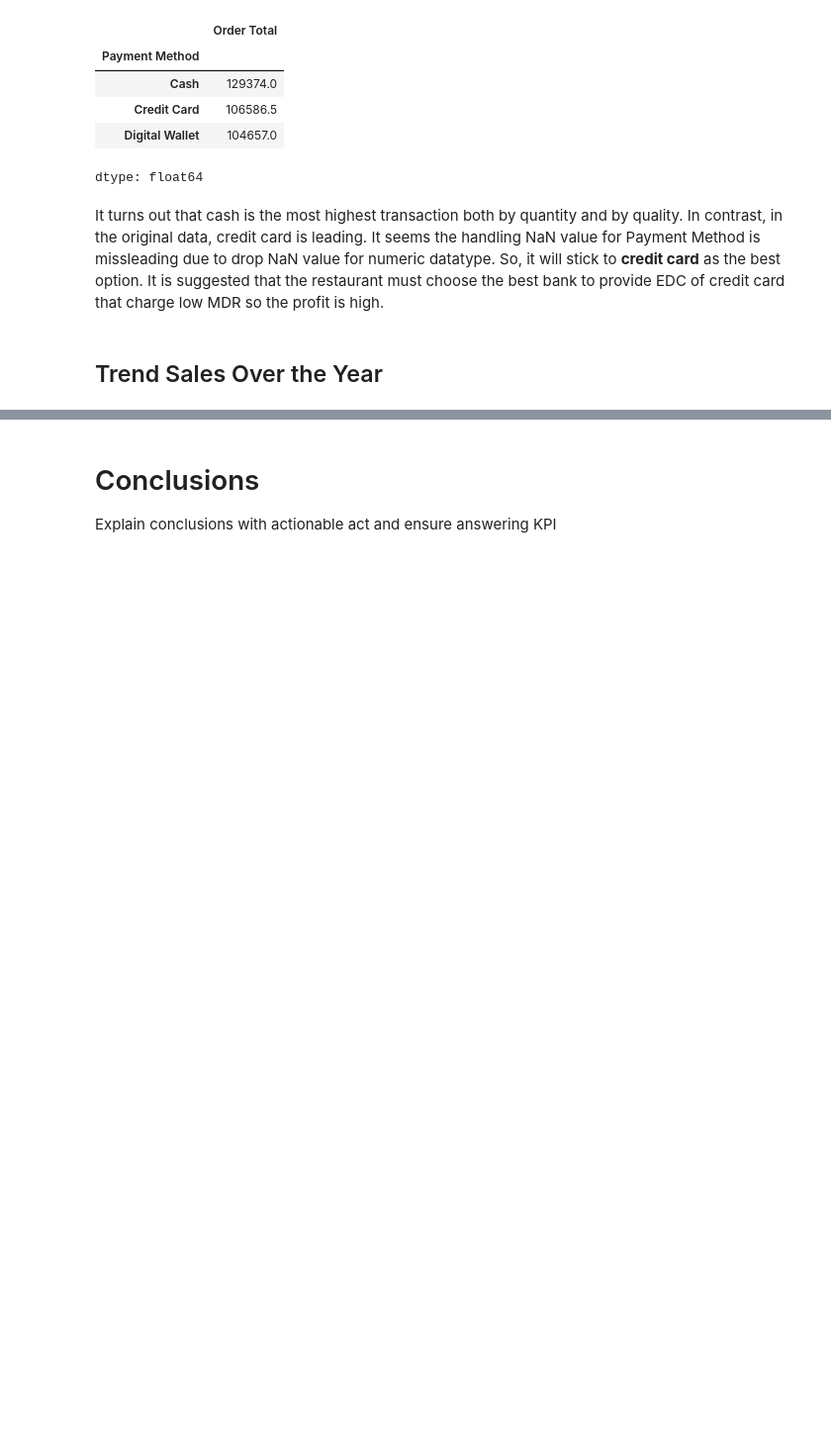
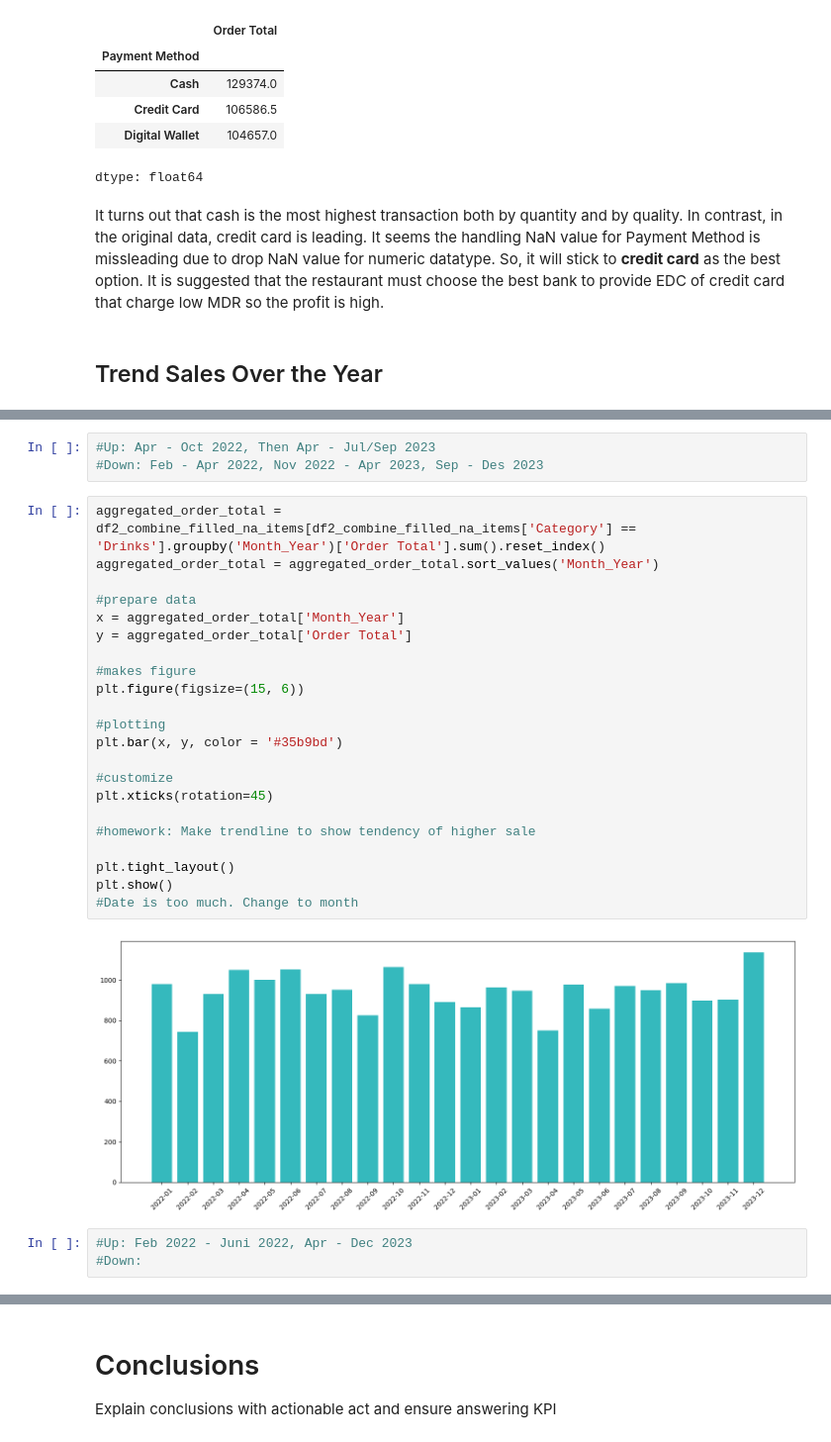
Before and after one commit to graveo-wicaksana/DA_restaurantSales, a Jupyter notebook: DA_restaurantSales.ipynb, the cells around one changed output, grey strips where cells are left out. Shown at 99% size. Drawn from its saved outputs; the diff is of its cells as text; blank space fills up the shorter version.

```diff
--- a/DA_restaurantSales.ipynb
+++ b/DA_restaurantSales.ipynb
@@ -738,0 +747,30 @@ plt.show()
+# %%
+#Up: Apr - Oct 2022, Then Apr - Jul/Sep 2023
+#Down: Feb - Apr 2022, Nov 2022 - Apr 2023, Sep - Des 2023
+# %%
+aggregated_order_total = df2_combine_filled_na_items[df2_combine_filled_na_items['Category'] == 'Drinks'].groupby('Month_Year')['Order Total'].sum().reset_index()
+aggregated_order_total = aggregated_order_total.sort_values('Month_Year')
+
+#prepare data
+x = aggregated_order_total['Month_Year']
+y = aggregated_order_total['Order Total']
+
+#makes figure
+plt.figure(figsize=(15, 6))
+
+#plotting
+plt.bar(x, y, color = '#35b9bd')
+
+#customize
+plt.xticks(rotation=45)
+
+#homework: Make trendline to show tendency of higher sale
+
+plt.tight_layout()
+plt.show()
+#Date is too much. Change to month
+# %% [output]
+[figure, added]
+# %%
+#Up: Feb 2022 - Juni 2022, Apr - Dec 2023
+#Down:
```
Also changed, not shown: parts of 4 cells of this notebook.
